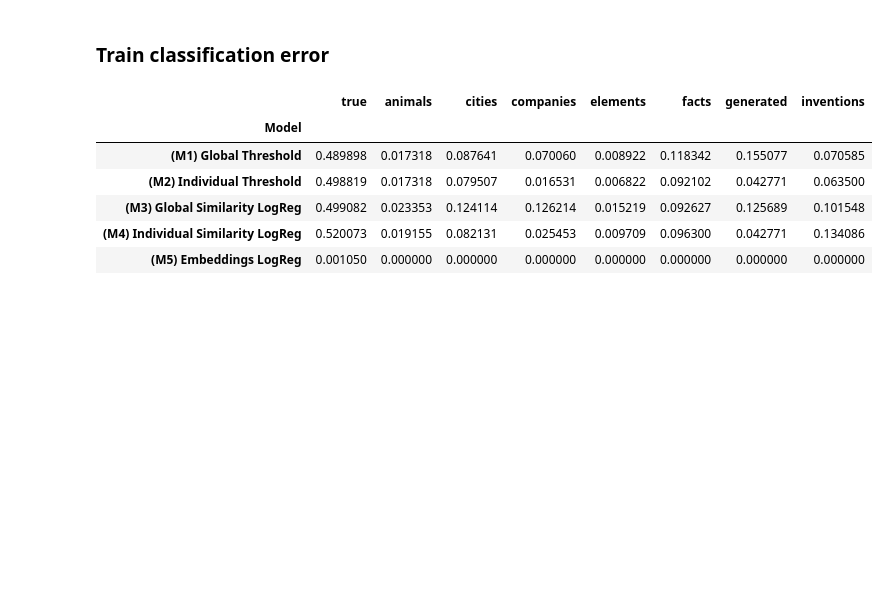
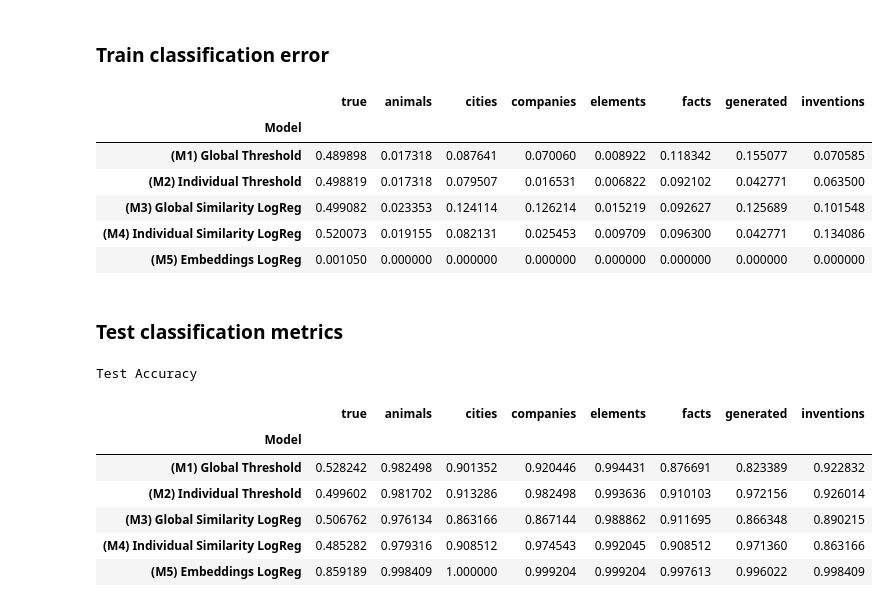
Before and after one commit to cassandra-goldberg/Calibrated_Concepts, a Jupyter notebook: Experiments/Process-TrueFalseDataset.ipynb, the cells around one changed output. Saved outputs shown, nothing was run; the diff lists cells and outputs as text; code cells hidden in the pictures; blank space fills up the shorter version.

Commit message:
Add test evaluation of the models

```diff
--- a/Experiments/Process-TrueFalseDataset.ipynb
+++ b/Experiments/Process-TrueFalseDataset.ipynb
@@ -405,3 +405,36 @@ error_comparison_df
 | (M3) Global Similarity LogReg | 0.499082 | 0.023353 | 0.124114 | 0.126214 | 0.015219 | 0.092627 | 0.125689 | 0.101548 |
 | (M4) Individual Similarity LogReg | 0.520073 | 0.019155 | 0.082131 | 0.025453 | 0.009709 | 0.096300 | 0.042771 | 0.134086 |
 | (M5) Embeddings LogReg | 0.001050 | 0.000000 | 0.000000 | 0.000000 | 0.000000 | 0.000000 | 0.000000 | 0.000000 |
+# %% [markdown]
+### Test classification metrics
+# %%
+from utils import get_all_models_classification_metric
+
+metadata_df = pd.read_csv(os.path.join(data_path, 'metadata.csv'))
+cosine_similarity_df = pd.read_csv(os.path.join(cos_sims_path, 'cosine_similarities.csv'))
+hidden_states = torch.load(os.path.join(embeddings_path, 'embeddings.pt'))
+
+test_mask = metadata_df['split'] == 'test'
+test_hidden_states = hidden_states[test_mask]
+test_metadata_df = metadata_df[test_mask].reset_index(drop=True)
+test_cosine_similarity_df = cosine_similarity_df[test_mask].reset_index(drop=True)
+# %%
+print('Test Accuracy')
+models = {'(M1) Global Threshold': m1_models,
+          '(M2) Individual Threshold': m2_models,
+          '(M3) Global Similarity LogReg': m3_models,
+          '(M4) Individual Similarity LogReg': m4_models,
+          '(M5) Embeddings LogReg': m5_models
+         }
+acc_df = get_all_models_classification_metric(models, test_metadata_df, test_cosine_similarity_df,
+                                         test_hidden_states, metric='accuracy')
+acc_df
+# %% [output]
+Test Accuracy
+|  | true | animals | cities | companies | elements | facts | generated | inventions |
+| Model |  |  |  |  |  |  |  |  |
+| (M1) Global Threshold | 0.528242 | 0.982498 | 0.901352 | 0.920446 | 0.994431 | 0.876691 | 0.823389 | 0.922832 |
+| (M2) Individual Threshold | 0.499602 | 0.981702 | 0.913286 | 0.982498 | 0.993636 | 0.910103 | 0.972156 | 0.926014 |
+| (M3) Global Similarity LogReg | 0.506762 | 0.976134 | 0.863166 | 0.867144 | 0.988862 | 0.911695 | 0.866348 | 0.890215 |
+| (M4) Individual Similarity LogReg | 0.485282 | 0.979316 | 0.908512 | 0.974543 | 0.992045 | 0.908512 | 0.971360 | 0.863166 |
+| (M5) Embeddings LogReg | 0.859189 | 0.998409 | 1.000000 | 0.999204 | 0.999204 | 0.997613 | 0.996022 | 0.998409 |
```
Also changed, not shown: parts of 5 cells of this notebook, 2 other files.
